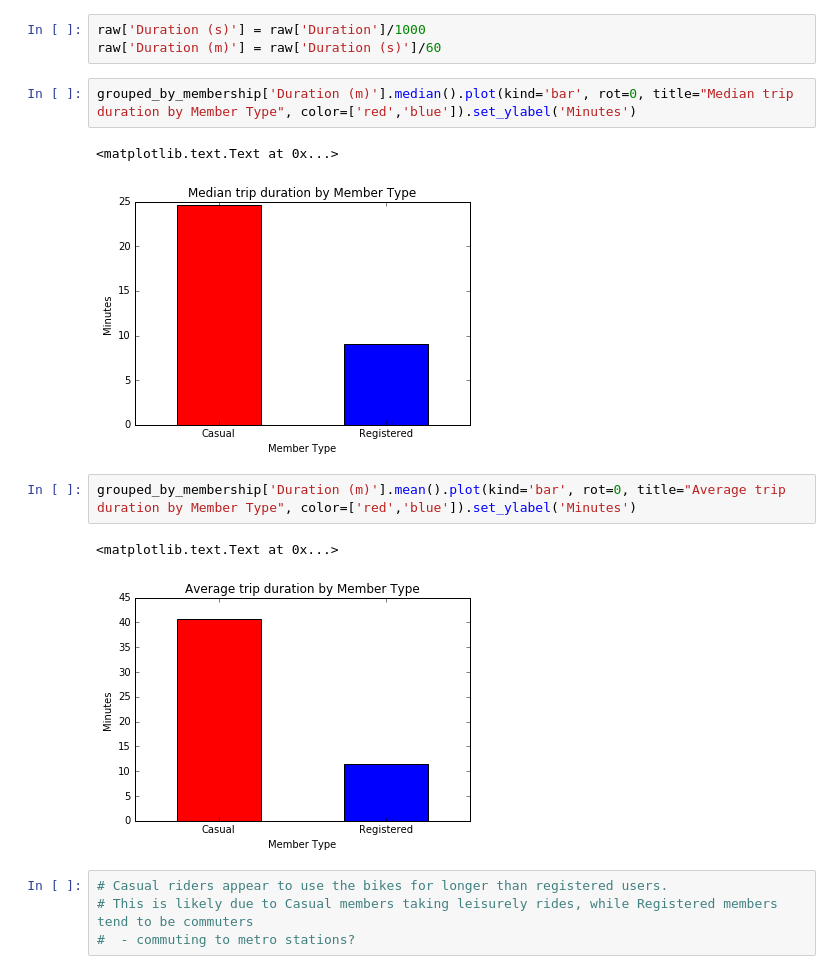
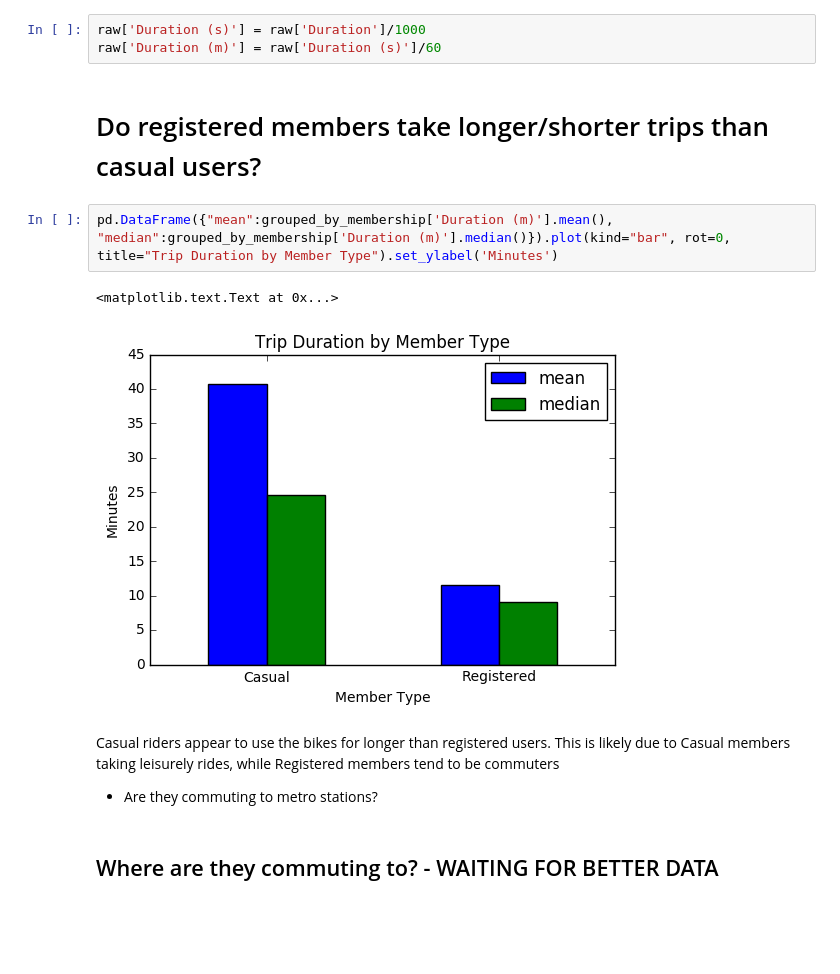
Before and after one commit to josephhaaga/CapitalBikeshare, a Jupyter notebook: InitialEDA.ipynb, the cells around one changed output. Cells and saved outputs as stored; diff of their text form; blank space fills up the shorter version.

```diff
--- a/InitialEDA.ipynb
+++ b/InitialEDA.ipynb
@@ -58,17 +58,16 @@ raw[raw['Duration']==raw['Duration'].min()]
 # %%
 raw['Duration (s)'] = raw['Duration']/1000
 raw['Duration (m)'] = raw['Duration (s)']/60
+# %% [markdown]
+# Do registered members take longer/shorter trips than casual users?
 # %%
-grouped_by_membership['Duration (m)'].median().plot(kind='bar', rot=0, title="Median trip duration by Member Type", color=['red','blue']).set_ylabel('Minutes')
+pd.DataFrame({"mean":grouped_by_membership['Duration (m)'].mean(), "median":grouped_by_membership['Duration (m)'].median()}).plot(kind="bar", rot=0, title="Trip Duration by Member Type").set_ylabel('Minutes')
 # %% [output]
 <matplotlib.text.Text at 0x...>
-[figure, old version]
+[figure, new version]
-# %%
-grouped_by_membership['Duration (m)'].mean().plot(kind='bar', rot=0, title="Average trip duration by Member Type", color=['red','blue']).set_ylabel('Minutes')
-# %% [output]
-<matplotlib.text.Text at 0x...>
-[figure, removed]
-# %%
-# Casual riders appear to use the bikes for longer than registered users.
-# This is likely due to Casual members taking leisurely rides, while Registered members tend to be commuters
-#  - commuting to metro stations?
+# %% [markdown]
+Casual riders appear to use the bikes for longer than registered users.
+This is likely due to Casual members taking leisurely rides, while Registered members tend to be commuters
+ - Are they commuting to metro stations?
+# %% [markdown]
+## Where are they commuting to? - WAITING FOR BETTER DATA
```
Also changed, not shown: parts of 16 cells of this notebook, 1 other file.
